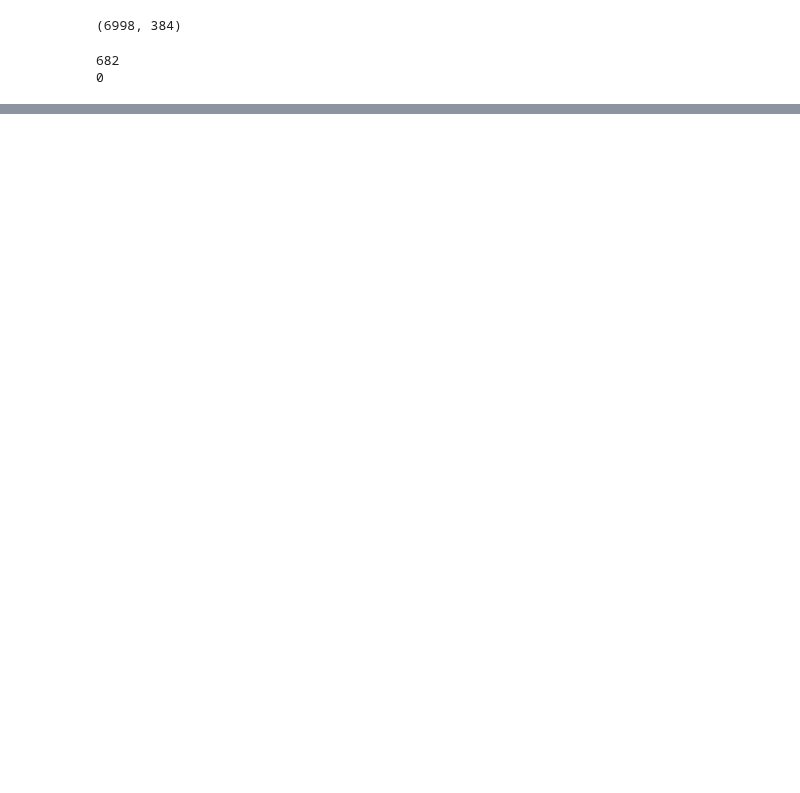
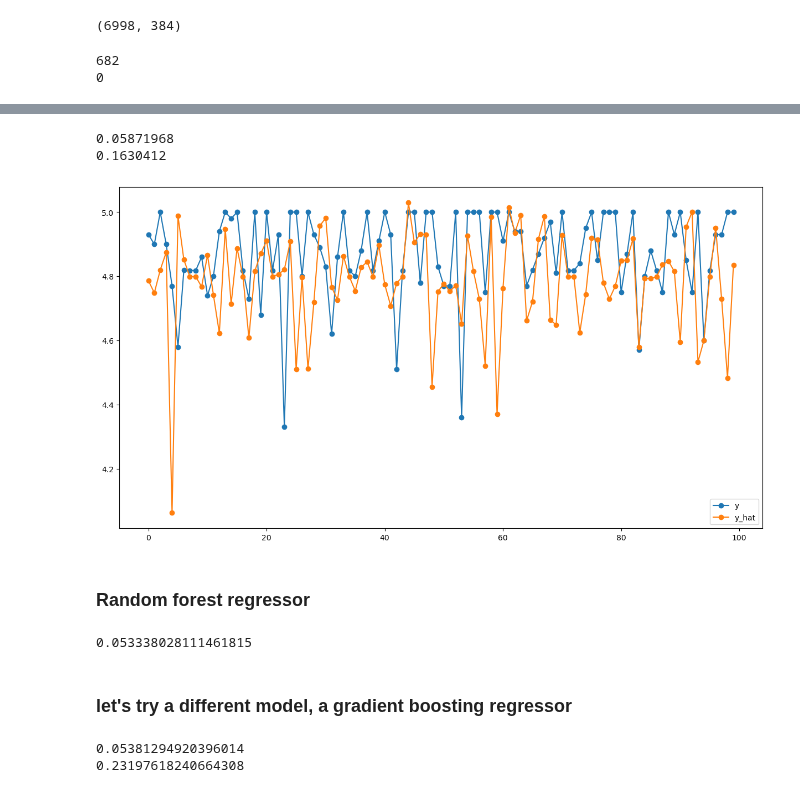
Before and after one commit to MaGiiK02/AirBnB_score_prediction, a Jupyter notebook: MLP regressor on comments.ipynb, the cells around one changed output, grey strips where cells are left out. Saved outputs shown, nothing was run; the diff lists cells and outputs as text; code cells hidden in the pictures; blank space fills up the shorter version.

Commit message:
regressor MLP , trees, GB - prediction on comments

```diff
--- a/MLP regressor on comments.ipynb
+++ b/MLP regressor on comments.ipynb
@@ -40,5 +43,5 @@ X_train, X_test, y_train, y_test = train_test_split(X, y, test_size=0.2, random_
 # %%
-from model.models.regressor import MLPRegressor
+from model.models.regressor import MLPRegressor, LossAccCallback
 
 from torch.utils.data import TensorDataset, DataLoader
 import pytorch_lightning as pl
@@ -62,7 +65,9 @@ hidden_dim = 32
 model = MLPRegressor(input_dim, hidden_dim)
 
 # Define the PyTorch Lightning Trainer
-trainer = pl.Trainer(accelerator="auto", devices="auto", strategy="auto", max_epochs=10)
+trainer = pl.Trainer(callbacks=[LossAccCallback()],
+                      max_epochs=50, accelerator="auto", devices="auto", strategy="auto")
+# trainer = pl.Trainer(accelerator="auto", devices="auto", strategy="auto", max_epochs=10)
 
 # Train the model
 trainer.fit(model, train_loader)
@@ -71,0 +107,7 @@ trainer.test(model, test_loader)
+# %%
+# create a dataframe with the y and y_hat next to each other
+y_hat = model(torch.tensor(X_test).float()).detach().numpy()
+y_hat = y_hat.reshape(-1)
+y_test = y_test.reshape(-1)
+df = pd.DataFrame({'y': y_test, 'y_hat': y_hat})
+df.head(10)
@@ -71,0 +126,12 @@ trainer.test(model, test_loader)
+# %%
+# compute the mean squared error
+from sklearn.metrics import mean_squared_error
+print(mean_squared_error(df.y, df.y_hat)
+)
+
+# compute the mean absolute error
+from sklearn.metrics import mean_absolute_error
+print(mean_absolute_error(df.y, df.y_hat))
+# %% [output]
+0.05871968
+0.1630412
@@ -71,0 +143,10 @@ trainer.test(model, test_loader)
+# %%
+# plot the y and y_hat on two different graphs, plot  the first 100 values, plot in dots and lines
+import matplotlib.pyplot as plt
+plt.figure(figsize=(15, 8))
+plt.plot(df.y[:100], 'o-', label='y')
+plt.plot(df.y_hat[:100], 'o-', label='y_hat')
+plt.legend()
+plt.show()
+# %% [output]
+[figure, added]
@@ -71,0 +157,43 @@ trainer.test(model, test_loader)
+# %% [markdown]
+### Random forest regressor
+# %%
+
+from sklearn.ensemble import RandomForestRegressor
+from sklearn.metrics import mean_squared_error, mean_absolute_error
+
+# create the model
+rf = RandomForestRegressor(n_estimators=100, max_depth=10, random_state=42)
+
+# train the model
+rf.fit(X_train, y_train)
+
+# predict
+y_hat = rf.predict(X_test)
+
+# compute the mean squared error
+print(mean_squared_error(y_test, y_hat))
+# %% [output]
+0.053338028111461815
+# %% [markdown]
+### let's try a different model, a gradient boosting regressor
+# %%
+
+from sklearn.ensemble import GradientBoostingRegressor
+
+# create the model
+gb = GradientBoostingRegressor(n_estimators=20, max_depth=10, random_state=42)
+
+# train the model
+gb.fit(X_train, y_train)
+
+# predict
+y_hat = gb.predict(X_test)
+
+# compute the mean squared error
+print(mean_squared_error(y_test, y_hat))
+
+# RMSE
+print(np.sqrt(mean_squared_error(y_test, y_hat)))
+# %% [output]
+0.05381294920396014
+0.23197618240664308
```
Also changed, not shown: parts of 7 cells of this notebook, 25 other files.
